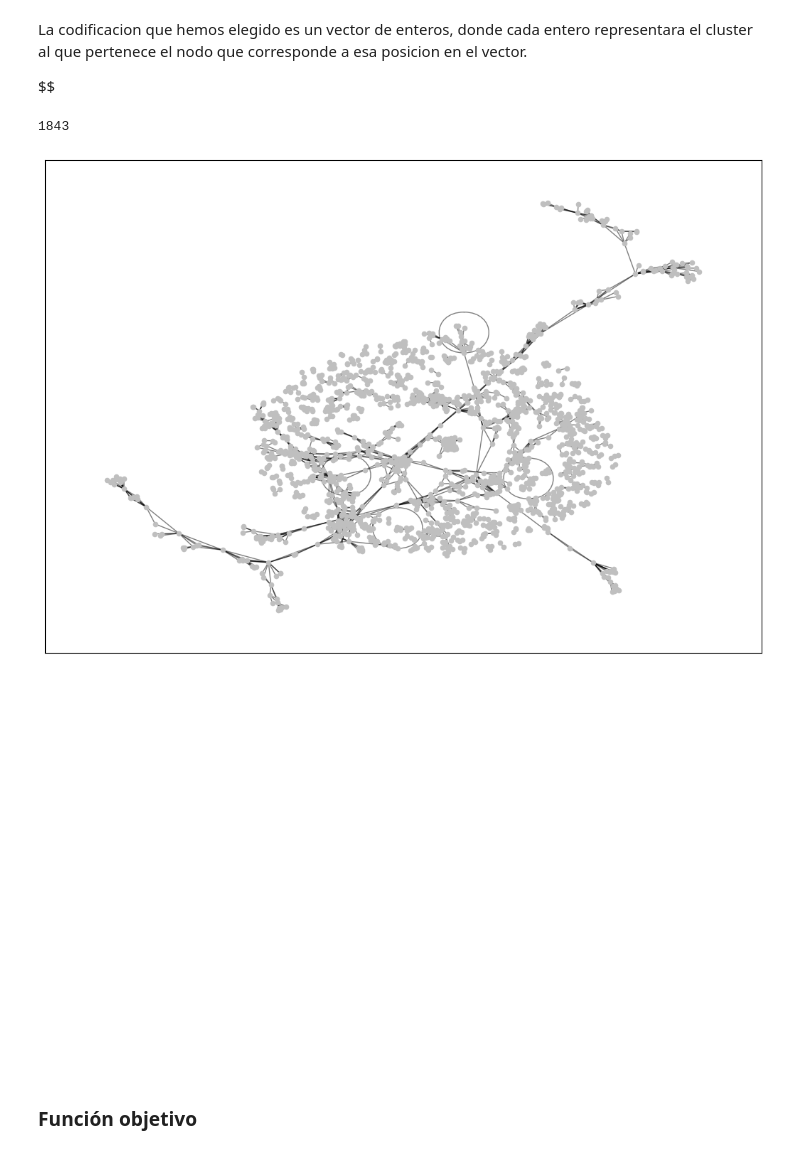
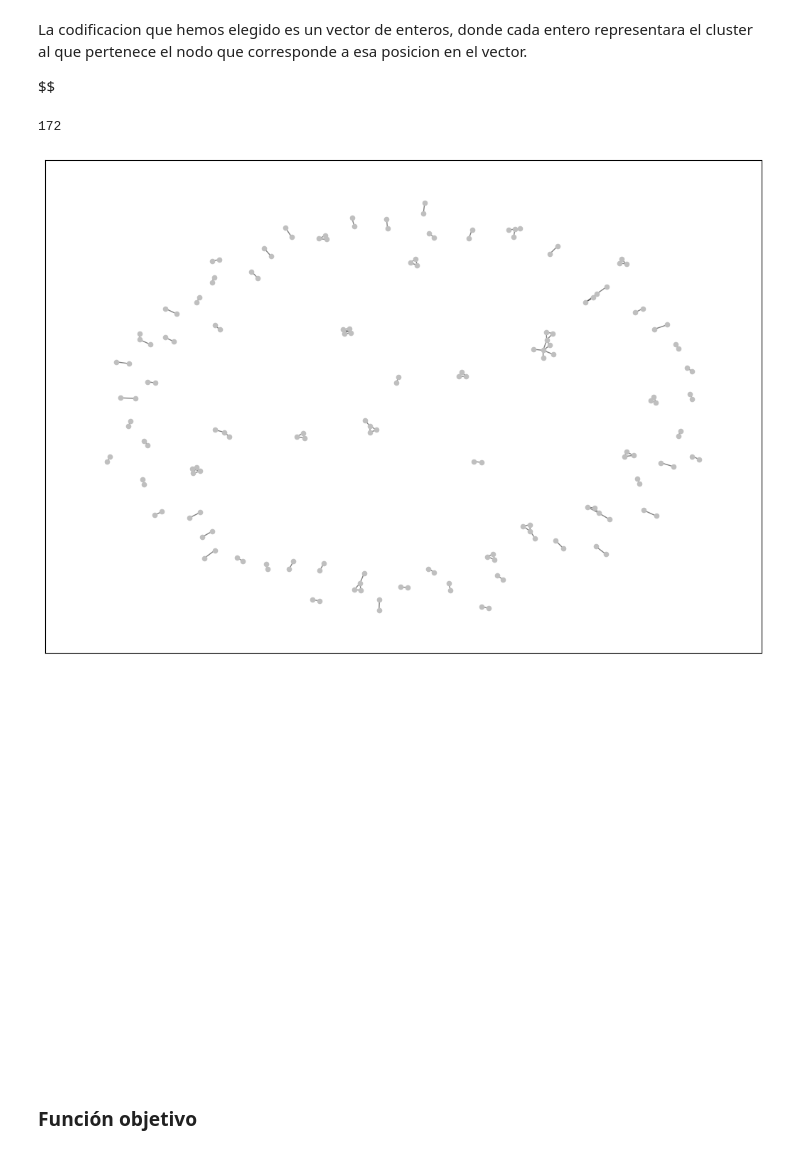
Before and after one commit to jarocena013/Proyecto_HB, a Jupyter notebook: CDP_1_SRC.ipynb, the cells around one changed output. Drawn from its saved outputs; the diff is of its cells as text; code cells hidden in the pictures.

```diff
--- a/CDP_1_SRC.ipynb
+++ b/CDP_1_SRC.ipynb
@@ -23,26 +25,26 @@ donde cada entero representara el cluster al que pertenece el nodo que correspon
 $$
 # %%
 ### Propón algunas soluciones al problema como ejemplo
-sql = "C:/Users/HP/Downloads/database.sqlite"
+sql = "C:/Users/HP/Downloads/database_50_sample.sqlite"
 G = crear_grafo(sql)
 
 n = G.number_of_nodes()
 rng = random.Random(42)
 #solución aleatoria
 sol_1 = [rng.randrange(2) for _ in range(n)]
 #cada nodo es un cluster
 sol_2 = list(range(n))
 sol_3=  [0] * n
 
 #TODO: Interesante -> para fase2 solución inicial usando spectral clustering
 #sol_3 =...
 
 
 print(n)
 visualizar_grafo(G)
 # %% [output]
-1843
+172
-[figure, old version]
+[figure, new version]
 [figure]
 # %% [markdown]
 ### Función objetivo
```
Also changed, not shown: parts of 11 cells of this notebook.
